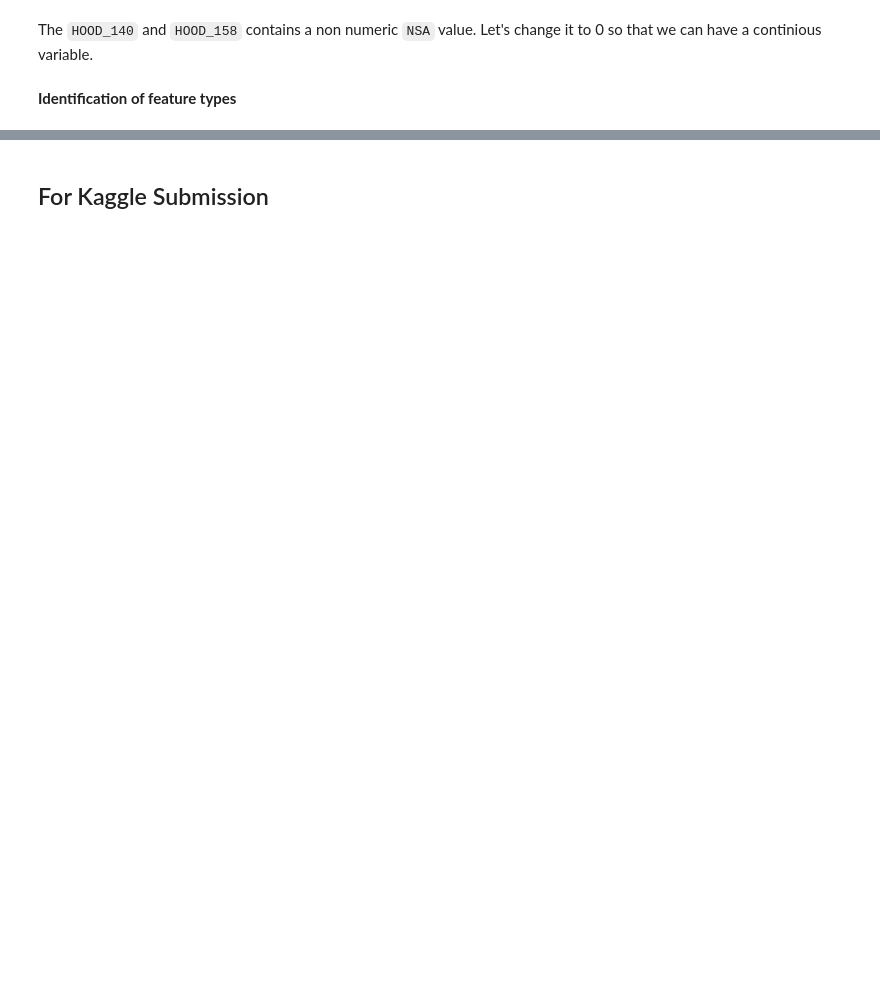
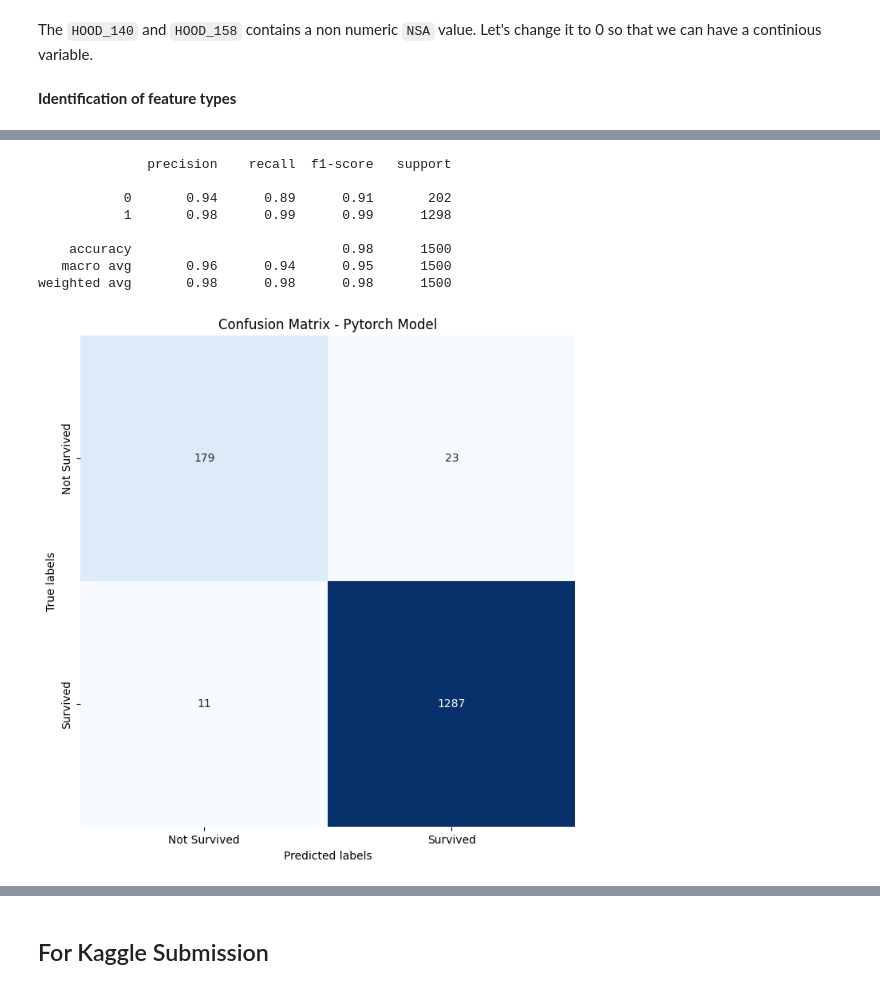
Before and after one commit to PrajwalLuitel/lambton_college_assessments, a Jupyter notebook: intro_to_AI/is_traffic_collision_fatal/traffic-collision-binary-classification.ipynb, the cells around one changed output, grey strips where cells are left out. Cells and saved outputs as stored; diff of their text form; code cells hidden in the pictures; blank space fills up the shorter version.

```diff
--- a/intro_to_AI/is_traffic_collision_fatal/traffic-collision-binary-classification.ipynb
+++ b/intro_to_AI/is_traffic_collision_fatal/traffic-collision-binary-classification.ipynb
@@ -854,0 +1018,76 @@ ClassificationReport(model=stacking_ensemble,model_name="Stacked Models", X_test
+# %%
+from typing import Any
+from sklearn.metrics import auc
+
+class ClassificationReport:
+
+    def __init__(self, model,model_name, test_loader, y_test) -> None:
+        self.model = model
+        self.model_name = model_name
+        self.test_loader = test_loader
+        self.y_test = y_test
+
+
+    def draw_cm(self,cm):
+
+        fig, ax = plt.subplots(figsize=(8, 8))
+
+        sns.heatmap(cm, annot=True, fmt="d", cmap="Blues", cbar=False,
+            xticklabels=["Not Survived", "Survived"], yticklabels=["Not Survived", "Survived"])
+        ax.set_title(f'Confusion Matrix - {self.model_name}')
+        ax.set_xlabel('Predicted labels')
+        ax.set_ylabel('True labels')
+
+        return fig
+
+
+    def draw_roc_auc(self, fpr, tpr, auc_score):
+        fig, ax = plt.subplots(figsize=(8, 8))
+
+        ax.plot(fpr, tpr, label=f'{self.model_name} (AUC = {auc_score:.2f})')
+        ax.plot([0, 1], [0, 1], 'k--')
+        ax.set_xlabel('False Positive Rate')
+        ax.set_ylabel('True Positive Rate')
+        ax.set_title(f'ROC Curve - {self.model_name}')
+        ax.legend(loc='lower right')
+
+        return fig
+
+    def __call__(self) -> Any:
+
+
+        self.model.eval()
+        y_pred_prob = []
+        with torch.no_grad():
+            for inputs, _ in self.test_loader:
+                outputs = self.model(inputs).squeeze().numpy()
+                y_pred_prob.extend(outputs)
+        y_pred_class = np.round(y_pred_prob)
+
+        # Confusion Matrix
+        cm = confusion_matrix(self.y_test, y_pred_class)
+        print(classification_report(self.y_test, y_pred_class))
+
+
+        cm_figure = self.draw_cm(cm)
+
+
+        fpr, tpr, thresholds = roc_curve(self.y_test, y_pred_prob)
+        roc_auc = auc(fpr, tpr)
+        roc_fig = self.draw_roc_auc(fpr,tpr,roc_auc)
+
+        cm_figure.show()
+        roc_fig.show()
+
+
+ClassificationReport(model=model,model_name="Pytorch Model", test_loader=test_loader, y_test=y_test)()
+# %% [output]
+              precision    recall  f1-score   support
+
+           0       0.94      0.89      0.91       202
+           1       0.98      0.99      0.99      1298
+
+    accuracy                           0.98      1500
+   macro avg       0.96      0.94      0.95      1500
+weighted avg       0.98      0.98      0.98      1500
+[figure, added]
```
Also changed, not shown: parts of 87 cells of this notebook.
